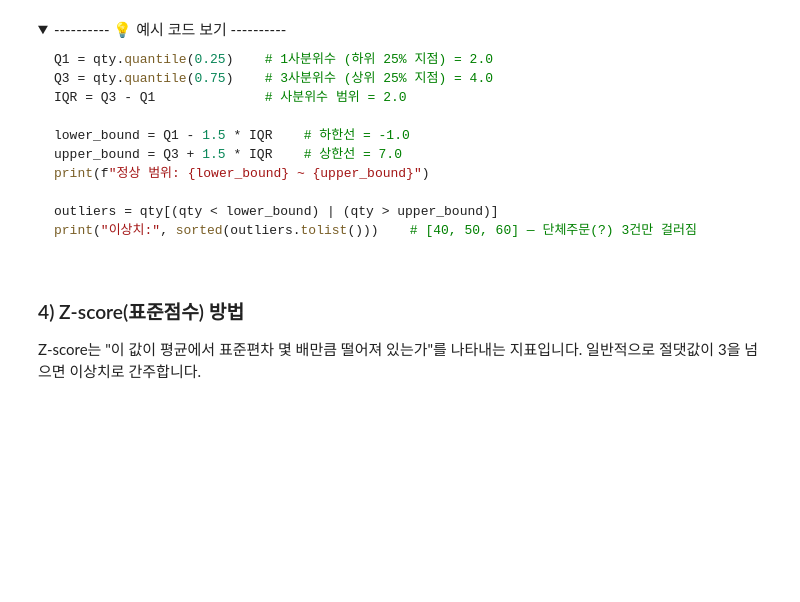
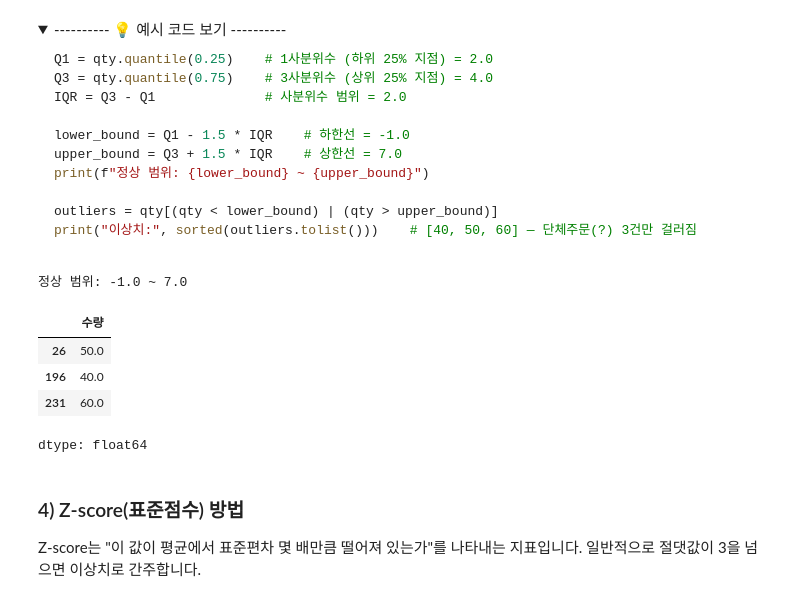
Before and after one commit to qnrPwjd/EST_AI_Challengers_Code, a Jupyter notebook: Week2/CH09_데이터전처리.ipynb, the cells around one changed output. Saved outputs shown, nothing was run; the diff lists cells and outputs as text; code cells hidden in the pictures; folded sections open; blank space fills up the shorter version.

```diff
--- a/Week2/CH09_데이터전처리.ipynb
+++ b/Week2/CH09_데이터전처리.ipynb
@@ -641,6 +852,24 @@ print("이상치:", sorted(outliers.tolist()))    # [40, 50, 60] — 단체주
 </details>
 # %%
 # 코드 입력
+Q1 = qty.quantile(0.25) # 1사분위수
+Q3 = qty.quantile(0.75) # 3사분위수
+IQR = Q3 - Q1 # 사분위수 범위
+
+lower_bound = Q1 - 1.5 * IQR
+upper_bound = Q3 + 1.5 * IQR
+
+print(f"정상 범위: {lower_bound} ~ {upper_bound}")
+
+outliers = qty[(qty < lower_bound) | (qty > upper_bound)]
+outliers
+# %% [output]
+정상 범위: -1.0 ~ 7.0
+|  | 수량 |
+| 26 | 50.0 |
+| 196 | 40.0 |
+| 231 | 60.0 |
+dtype: float64
 # %% [markdown]
 ### 4) Z-score(표준점수) 방법
 
```
Also changed, not shown: parts of 35 cells of this notebook.
